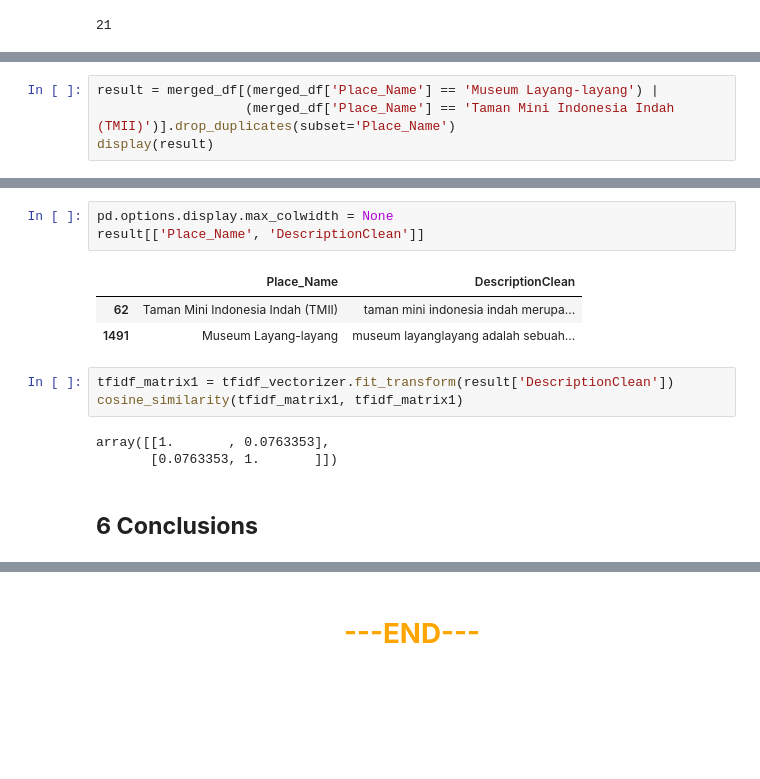
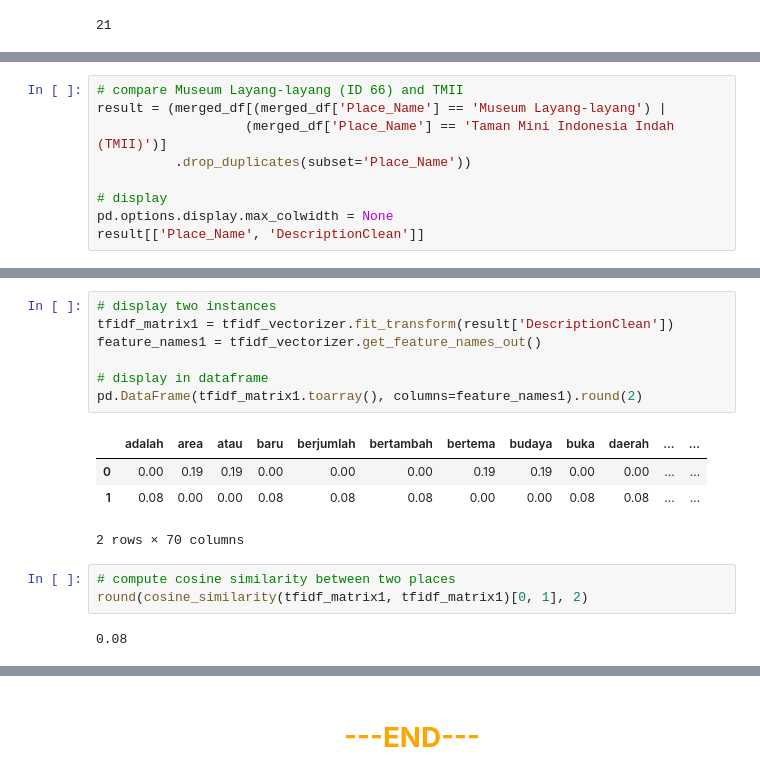
Before and after one commit to LingAdeu/hybrid-recommendation-system, a Jupyter notebook: notebook/notebook.ipynb, the cells around one changed output, grey strips where cells are left out. Cells and saved outputs as stored; diff of their text form; blank space fills up the shorter version.

```diff
--- a/notebook/ContentFiltering.ipynb
+++ b/notebook/notebook.ipynb
@@ -608,5 +668,10 @@ len(merged_df[merged_df['Place_Id'] == 66])
 # %%
-result = merged_df[(merged_df['Place_Name'] == 'Museum Layang-layang') |
-                   (merged_df['Place_Name'] == 'Taman Mini Indonesia Indah (TMII)')].drop_duplicates(subset='Place_Name')
-display(result)
+# compare Museum Layang-layang (ID 66) and TMII
+result = (merged_df[(merged_df['Place_Name'] == 'Museum Layang-layang') |
+                   (merged_df['Place_Name'] == 'Taman Mini Indonesia Indah (TMII)')]
+          .drop_duplicates(subset='Place_Name'))
+
+# display
+pd.options.display.max_colwidth = None
+result[['Place_Name', 'DescriptionClean']]
 # %% [output]
@@ -616,15 +681,17 @@ display(result)
-# %%
-pd.options.display.max_colwidth = None
-result[['Place_Name', 'DescriptionClean']]
-# %% [output]
-|  | Place_Name | DescriptionClean |
-| 62 | Taman Mini Indonesia Indah (TMII) | taman mini indonesia indah merupa... |
-| 1491 | Museum Layang-layang | museum layanglayang adalah sebuah... |
-# %%
-tfidf_matrix1 = tfidf_vectorizer.fit_transform(result['DescriptionClean'])
-cosine_similarity(tfidf_matrix1, tfidf_matrix1)
-# %% [output]
-array([[1.       , 0.0763353],
-       [0.0763353, 1.       ]])
-# %% [markdown]
-## **6 Conclusions**
+# %%
+# display two instances
+tfidf_matrix1 = tfidf_vectorizer.fit_transform(result['DescriptionClean'])
+feature_names1 = tfidf_vectorizer.get_feature_names_out()
+
+# display in dataframe
+pd.DataFrame(tfidf_matrix1.toarray(), columns=feature_names1).round(2)
+# %% [output]
+|  | adalah | area | atau | baru | berjumlah | bertambah | bertema | budaya | buka | daerah | ... | ... |
+| 0 | 0.00 | 0.19 | 0.19 | 0.00 | 0.00 | 0.00 | 0.19 | 0.19 | 0.00 | 0.00 | ... | ... |
+| 1 | 0.08 | 0.00 | 0.00 | 0.08 | 0.08 | 0.08 | 0.00 | 0.00 | 0.08 | 0.08 | ... | ... |
+2 rows × 70 columns
+# %%
+# compute cosine similarity between two places
+round(cosine_similarity(tfidf_matrix1, tfidf_matrix1)[0, 1], 2)
+# %% [output]
+0.08
```
Also changed, not shown: parts of 14 cells of this notebook, 1 other file.
